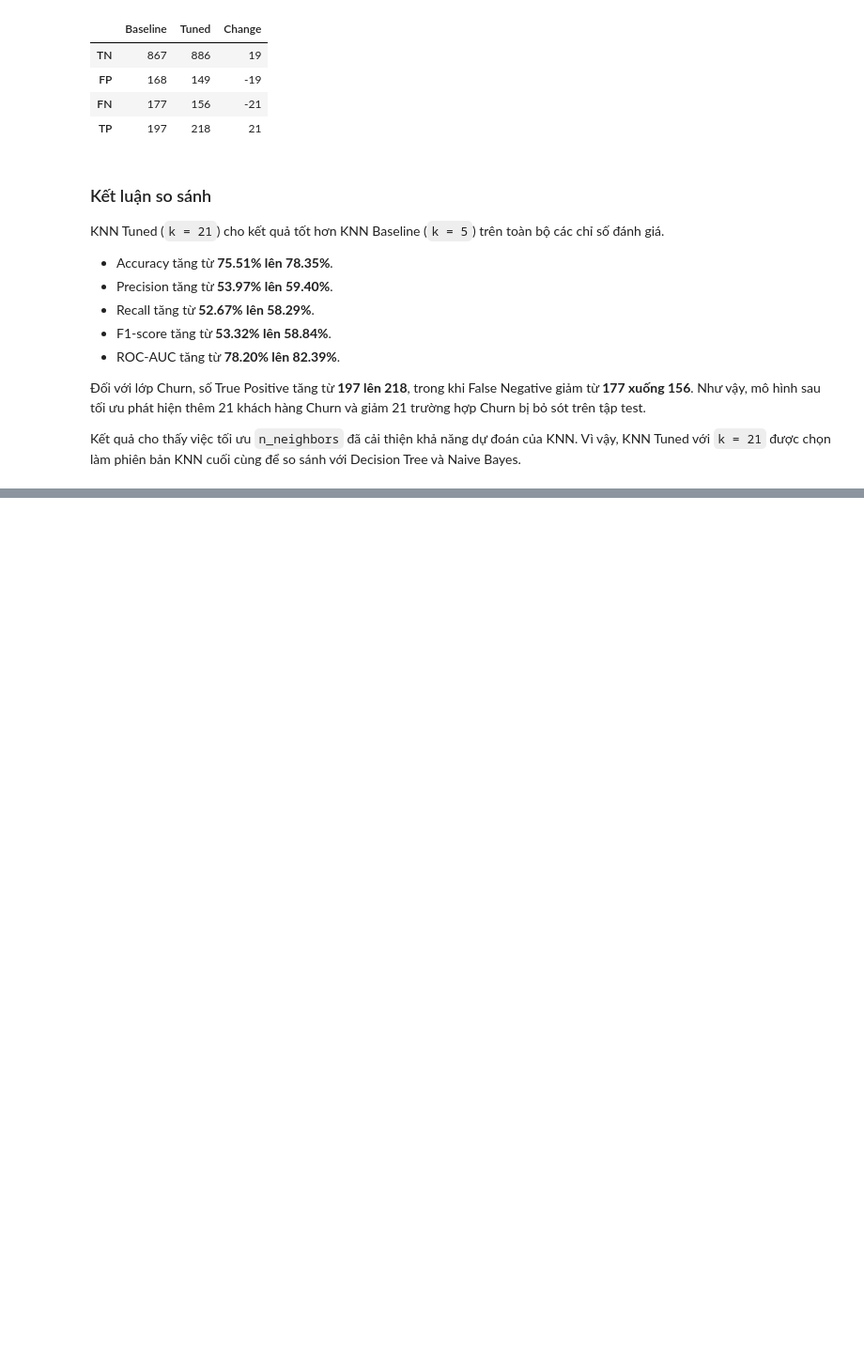
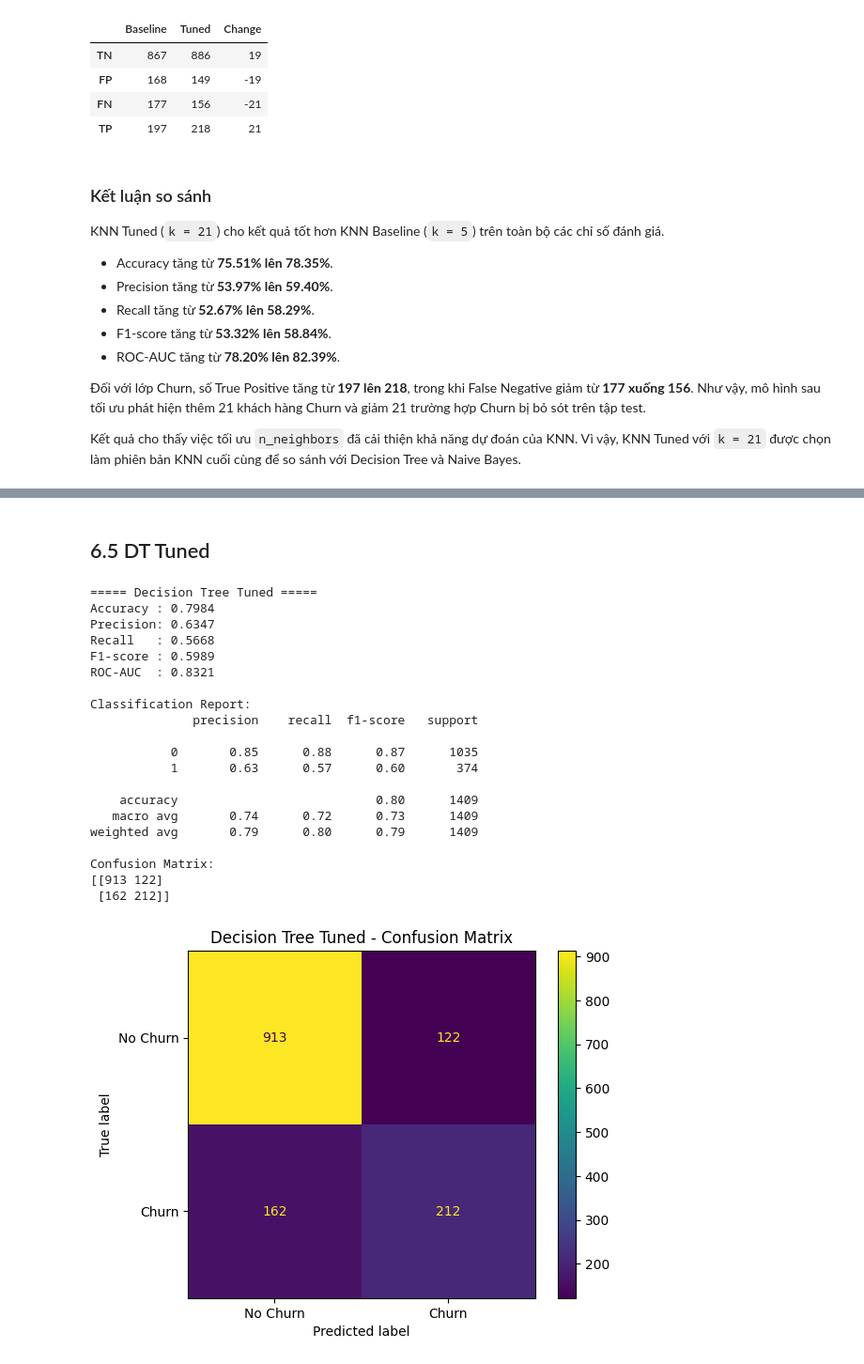
Before and after one commit to huynhthu214/Telco-Churn-DM, a Jupyter notebook: notebook/02_Modeling_Models.ipynb, the cells around one changed output, grey strips where cells are left out. Shown at 94% size. Saved outputs shown, nothing was run; the diff lists cells and outputs as text; code cells hidden in the pictures; blank space fills up the shorter version.

```diff
--- a/notebook/02_Modeling_Models.ipynb
+++ b/notebook/02_Modeling_Models.ipynb
@@ -513,0 +669,17 @@ phiên bản KNN cuối cùng để so sánh với Decision Tree và Naive Bayes
+# %%
+param_grid_dt = {
+    "criterion": ["gini", "entropy"],
+    "max_depth": [3, 5, 7, 10, 15, None],
+    "min_samples_split": [2, 5, 10, 20],
+    "min_samples_leaf": [1, 2, 5, 10]
+}
+
+grid_dt = GridSearchCV(
+    estimator=DecisionTreeClassifier(random_state=42),
+    param_grid=param_grid_dt,
+    scoring="f1",
+    cv=5,
+    n_jobs=-1
+)
+
+grid_dt.fit(X_train, y_train);
@@ -513,0 +696,3 @@ phiên bản KNN cuối cùng để so sánh với Decision Tree và Naive Bayes
+# %%
+best_dt = grid_dt.best_estimator_
+print(best_dt)
@@ -513,0 +719,34 @@ phiên bản KNN cuối cùng để so sánh với Decision Tree và Naive Bayes
+# %% [markdown]
+## 6.5 DT Tuned
+# %%
+y_predict_dt_tuned = best_dt.predict(X_test)
+y_prob_dt_tuned = best_dt.predict_proba(X_test)[:,1]
+# %%
+dt_tuned_result = evaluate_model(
+  y_test,
+  y_predict_dt_tuned,
+  y_prob_dt_tuned,
+  "Decision Tree Tuned"
+)
+# %% [output]
+===== Decision Tree Tuned =====
+Accuracy : 0.7984
+Precision: 0.6347
+Recall   : 0.5668
+F1-score : 0.5989
+ROC-AUC  : 0.8321
+
+Classification Report:
+              precision    recall  f1-score   support
+
+           0       0.85      0.88      0.87      1035
+           1       0.63      0.57      0.60       374
+
+    accuracy                           0.80      1409
+   macro avg       0.74      0.72      0.73      1409
+weighted avg       0.79      0.80      0.79      1409
+
+Confusion Matrix:
+[[913 122]
+ [162 212]]
+[figure, added]
```
Also changed, not shown: parts of 15 cells of this notebook.
